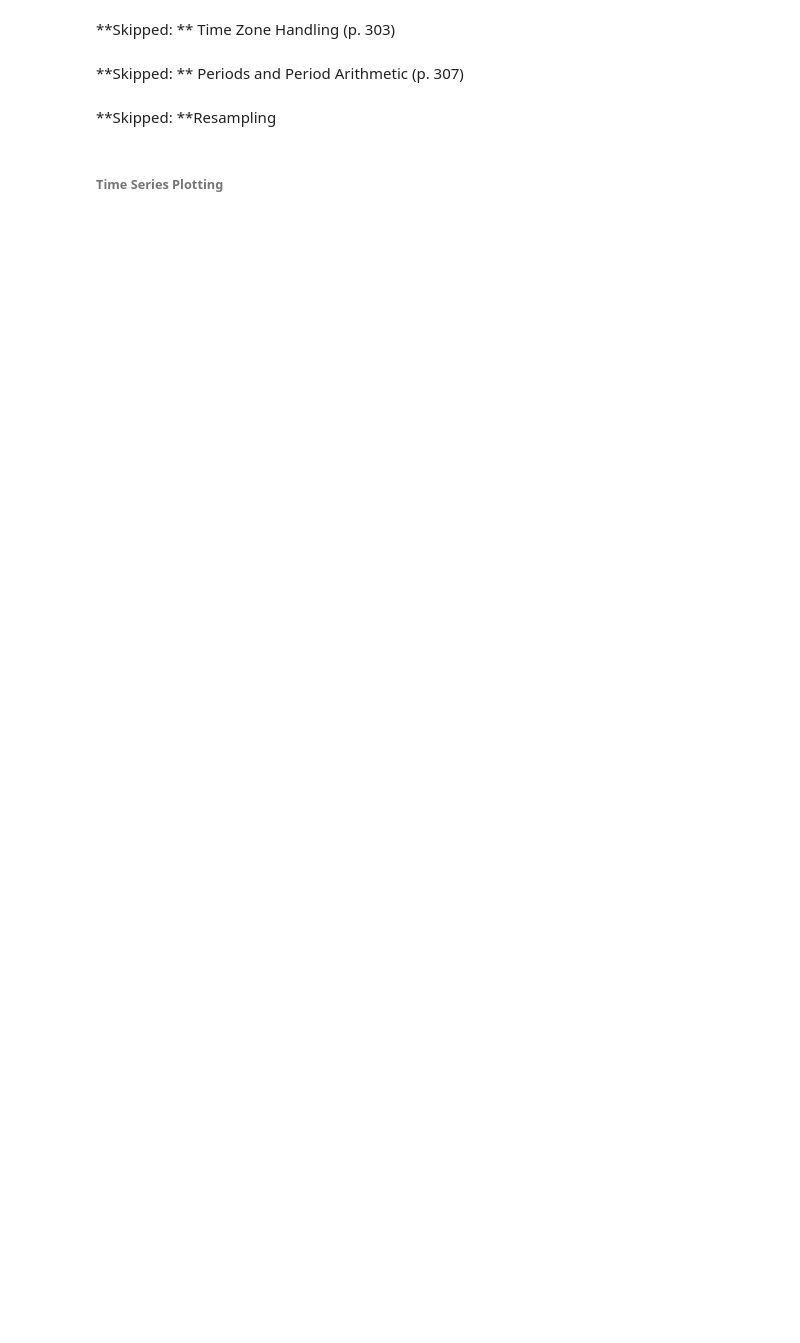
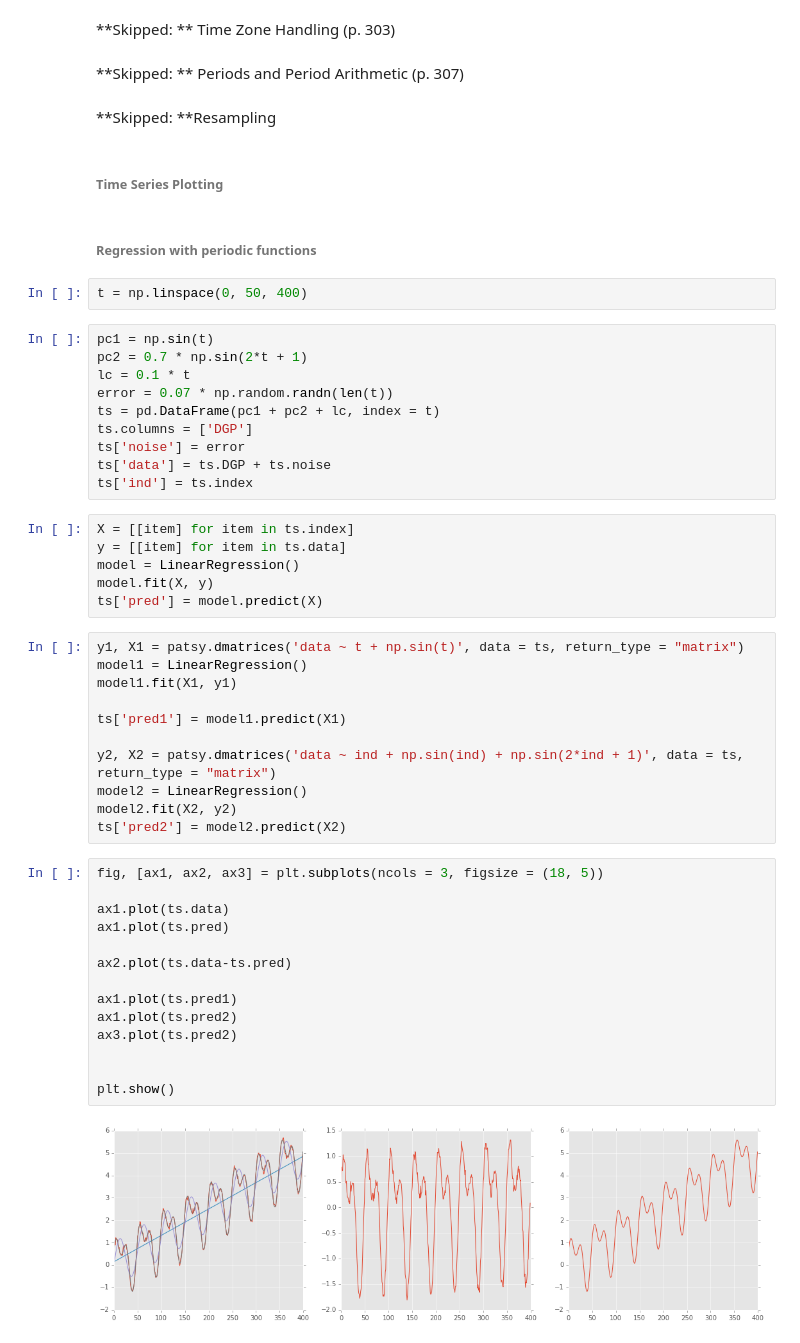
Before and after one commit to pvarsh/applied_data_science, a Jupyter notebook: bikeshare/code/pandas_time_series.ipynb, the cells around one changed output. Saved outputs shown, nothing was run; the diff lists cells and outputs as text; blank space fills up the shorter version.

Commit message:
Learning regression with periodicity

```diff
--- a/bikeshare/code/pandas_time_series.ipynb
+++ b/bikeshare/code/pandas_time_series.ipynb
@@ -234,3 +241,50 @@ Freq: M, dtype: float64
 **Skipped: **Resampling
 # %% [markdown]
 ###### Time Series Plotting
+# %% [markdown]
+###### Regression with periodic functions
+# %%
+t = np.linspace(0, 50, 400)
+# %%
+pc1 = np.sin(t)
+pc2 = 0.7 * np.sin(2*t + 1)
+lc = 0.1 * t
+error = 0.07 * np.random.randn(len(t))
+ts = pd.DataFrame(pc1 + pc2 + lc, index = t)
+ts.columns = ['DGP']
+ts['noise'] = error
+ts['data'] = ts.DGP + ts.noise
+ts['ind'] = ts.index
+# %%
+X = [[item] for item in ts.index]
+y = [[item] for item in ts.data]
+model = LinearRegression()
+model.fit(X, y)
+ts['pred'] = model.predict(X)
+# %%
+y1, X1 = patsy.dmatrices('data ~ t + np.sin(t)', data = ts, return_type = "matrix")
+model1 = LinearRegression()
+model1.fit(X1, y1)
+
+ts['pred1'] = model1.predict(X1)
+
+y2, X2 = patsy.dmatrices('data ~ ind + np.sin(ind) + np.sin(2*ind + 1)', data = ts, return_type = "matrix")
+model2 = LinearRegression()
+model2.fit(X2, y2)
+ts['pred2'] = model2.predict(X2)
+# %%
+fig, [ax1, ax2, ax3] = plt.subplots(ncols = 3, figsize = (18, 5))
+
+ax1.plot(ts.data)
+ax1.plot(ts.pred)
+
+ax2.plot(ts.data-ts.pred)
+
+ax1.plot(ts.pred1)
+ax1.plot(ts.pred2)
+ax3.plot(ts.pred2)
+
+
+plt.show()
+# %% [output]
+[figure, added]
```
Also changed, not shown: parts of 14 cells of this notebook.
